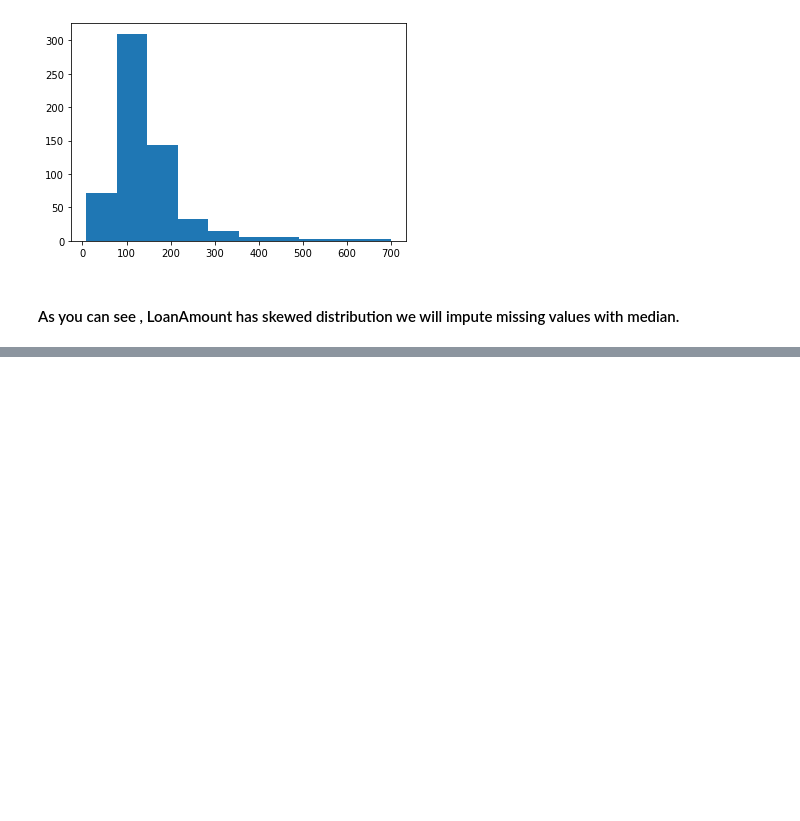
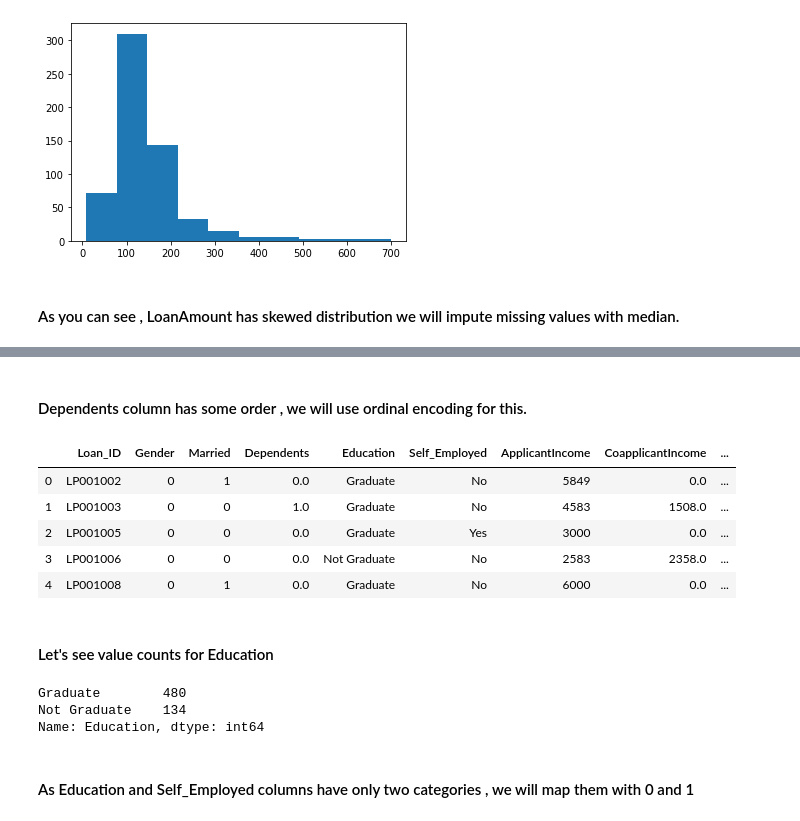
Before and after one commit to Nitika-kamboj/Loan-Prediction, a Jupyter notebook: notebook.ipynb, the cells around one changed output, grey strips where cells are left out. Cells and saved outputs as stored; diff of their text form; code cells hidden in the pictures; blank space fills up the shorter version.

```diff
--- a/notebook.ipynb
+++ b/notebook.ipynb
@@ -154,0 +226,14 @@ test_data['LoanAmount']=test_data['LoanAmount'].fillna(train_data['LoanAmount'].
+# %%
+train_data['Gender']=train_data['Gender'].apply(lambda x : 0 if x=='Male' else 1)
+test_data['Gender']=test_data['Gender'].apply(lambda x : 0 if x=='Male' else 1)
+# %%
+train_data['Married']=train_data['Married'].apply(lambda x : 0 if x=='Yes' else 1)
+test_data['Married']=test_data['Married'].apply(lambda x : 0 if x=='Yes' else 1)
+# %% [markdown]
+
+
+#### Dependents column has some order , we will use ordinal encoding for this.
+# %%
+ordinal_enc=OrdinalEncoder()
+# %%
+train_data['Dependents']=ordinal_enc.fit_transform(train_data[['Dependents']])
@@ -154,0 +242,19 @@ test_data['LoanAmount']=test_data['LoanAmount'].fillna(train_data['LoanAmount'].
+# %%
+train_data.head()
+# %% [output]
+|  | Loan_ID | Gender | Married | Dependents | Education | Self_Employed | ApplicantIncome | CoapplicantIncome | ... |
+| 0 | LP001002 | 0 | 1 | 0.0 | Graduate | No | 5849 | 0.0 | ... |
+| 1 | LP001003 | 0 | 0 | 1.0 | Graduate | No | 4583 | 1508.0 | ... |
+| 2 | LP001005 | 0 | 0 | 0.0 | Graduate | Yes | 3000 | 0.0 | ... |
+| 3 | LP001006 | 0 | 0 | 0.0 | Not Graduate | No | 2583 | 2358.0 | ... |
+| 4 | LP001008 | 0 | 1 | 0.0 | Graduate | No | 6000 | 0.0 | ... |
+# %% [markdown]
+#### Let's see value counts for Education
+# %%
+train_data['Education'].value_counts()
+# %% [output]
+Graduate        480
+Not Graduate    134
+Name: Education, dtype: int64
+# %% [markdown]
+#### As Education and Self_Employed columns have only two categories , we will map them with 0 and 1
```
Also changed, not shown: parts of 57 cells of this notebook, 3 other files.
